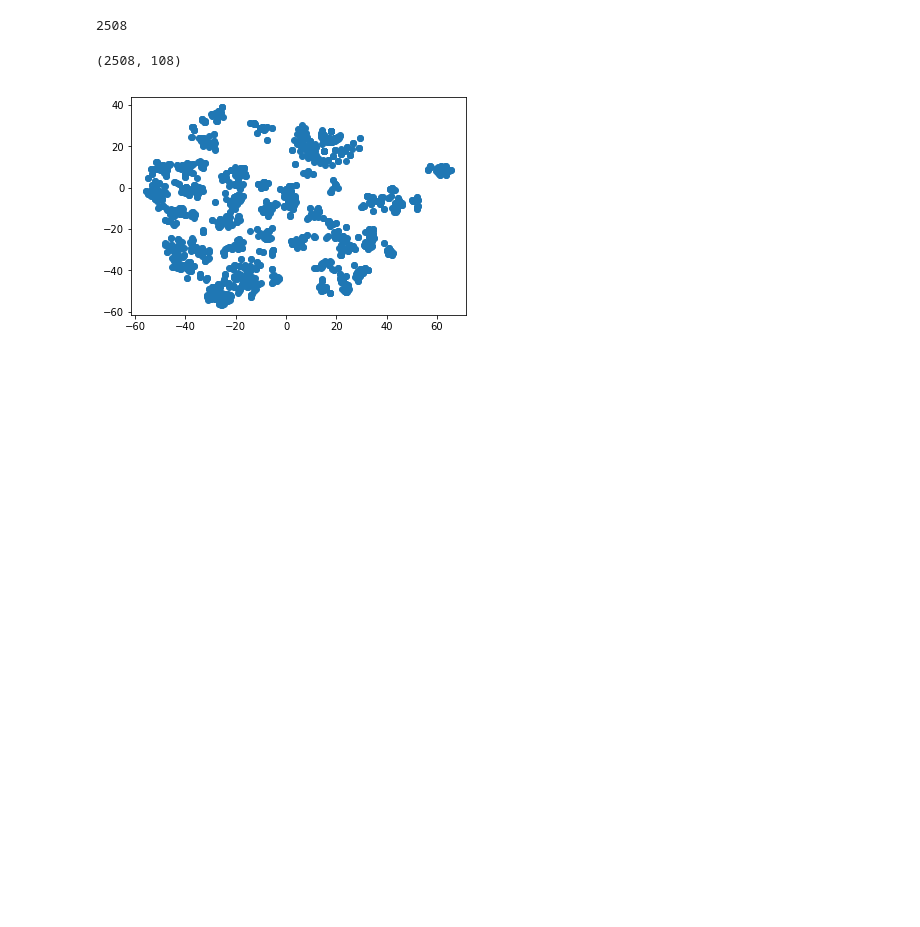
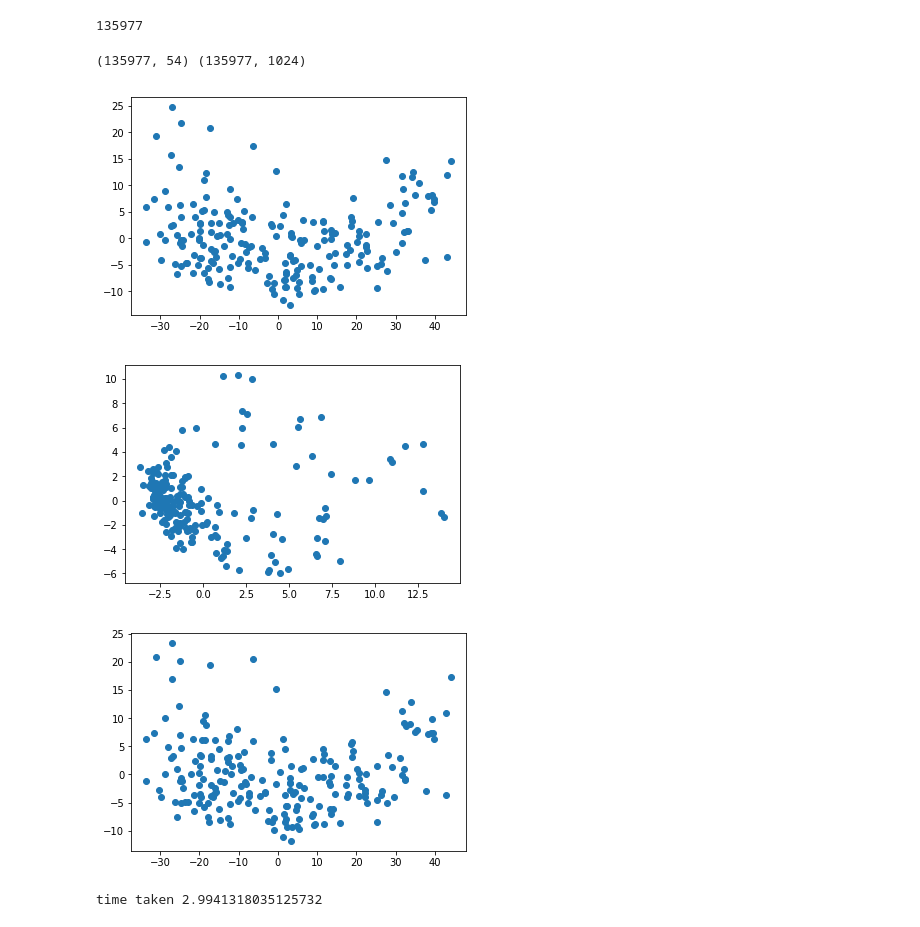
Before and after one commit to nakamoo/sumica, a Jupyter notebook: main_server/hai/notebooks/sean/folder2/huelearn7.ipynb, the cells around one changed output. Drawn from its saved outputs; the diff is of its cells as text; code cells hidden in the pictures; blank space fills up the shorter version.

```diff
--- a/main_server/hai/notebooks/sean/folder2/huelearn7.ipynb
+++ b/main_server/hai/notebooks/sean/folder2/huelearn7.ipynb
@@ -6,6 +6,7 @@ mongo = client.hai
 # %%
 import time
 
-start_time = int(time.time()) - 3600*10
-end_time = int(time.time())
+start_time = 1513487106-3600*24*14#1513487106#int(time.time())
+end_time = 1513487106-3600*24*1#1513487106+3600+60*9#int(time.time())
 username = "sean"
+print(start_time, end_time)
@@ -13,5 +16,5 @@ username = "sean"
 query = {"user_name": username, "pose":{"$exists": True}, "detections":{"$exists": True}, "time": {"$gt": start_time, "$lt": time.time()}}
 cams = mongo.images.find(query).distinct("cam_id")
 print(cams)
-cams = ['nakacam0', 'nakacam1']
+cams = ['webcam0']
 # %% [output]
@@ -35,33 +35,51 @@ imdata = imreader.read_db(username, start_time, end_time, cams)
 # %%
 len(imdata)
 # %% [output]
-2508
+135977
 # %%
 from controllers.vectorizer.person2vec import Person2Vec
 data2vec = Person2Vec()
-x_mat = data2vec.vectorize(imdata)
+pose_mat, act_mat, meta = data2vec.vectorize(imdata, get_meta=True)
-# %%
-x_mat.shape
-# %% [output]
-(2508, 108)
+# %%
+print(pose_mat.shape, act_mat.shape)
+# %% [output]
+(135977, 54) (135977, 1024)
 # %%
 from sklearn.decomposition import PCA
 from sklearn.preprocessing import StandardScaler
 from sklearn.manifold import TSNE
 import matplotlib.pyplot as plt
+from sklearn.pipeline import Pipeline
+import numpy as np
+
+%matplotlib inline
 
 def plot(x):
-    pca = PCA(n_components=50)
-    tsne = TSNE(n_components=2)
-    x = StandardScaler().fit_transform(x)
-    x = pca.fit_transform(x)
-    x = tsne.fit_transform(x)
+    pca = PCA(n_components=2)
+    #tsne = TSNE(n_components=2)
+    pipe = Pipeline([("std", StandardScaler()), ("pca", pca)])
+    x = pipe.fit_transform(x)
     #for t in range(start_time, end_time, 3600):
     #cond = np.where(np.logical_and(time_data2>t, time_data2<=t+3600))
     #plt.scatter(x[cond,0],x[cond,1], label=t)
     plt.scatter(x[:,0], x[:, 1])
     plt.show()
+    return x, pipe
 
-plot(x_mat)
+mask = np.random.choice(len(act_mat), 1000)
+mask.sort()
+
+start_time = time.time()
+com_X_raw = np.concatenate([act_mat, pose_mat], axis=1)
+mask = np.intersect1d(mask, np.where(np.sum(com_X_raw == 0, axis=1) < 54))
+com_X = com_X_raw[mask, :]
-# %% [output]
-[figure, removed]
+# %%
+com_X, com_pipe = plot(com_X)
+pose_X, pose_pipe = plot(pose_mat[mask])
+act_X, act_pipe = plot(act_mat[mask])
+print("time taken", time.time() - start_time)
+# %% [output]
+[figure, added]
+[figure, added]
+[figure, added]
+time taken 2.9941318035125732
```
Also changed, not shown: parts of 4 cells of this notebook, 11 other files.
